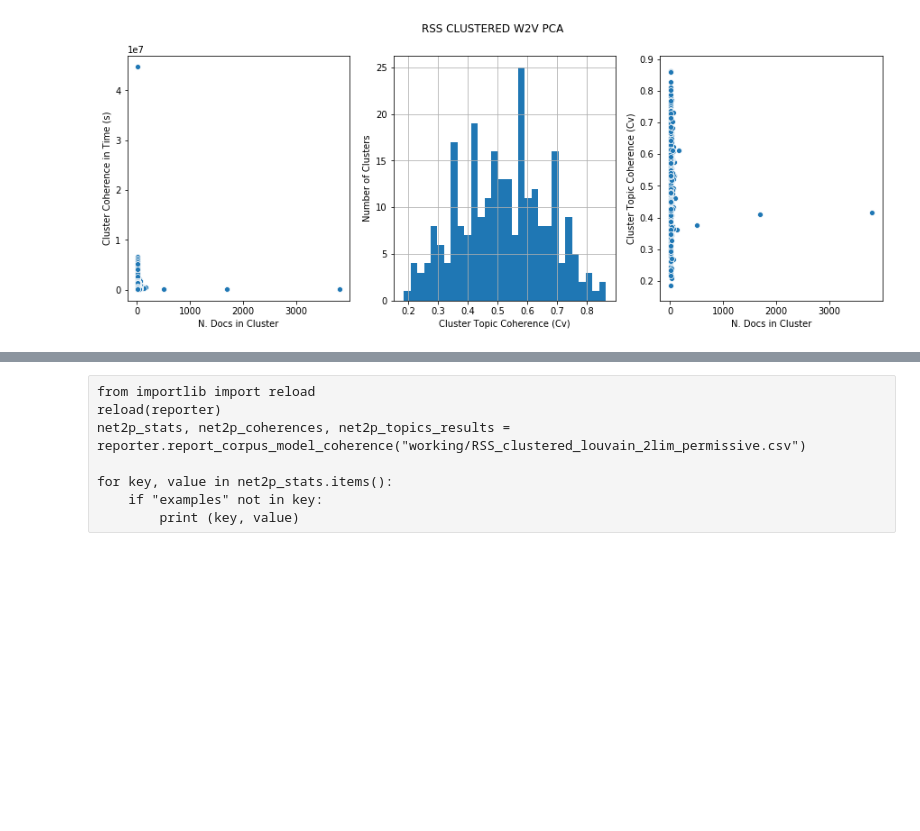
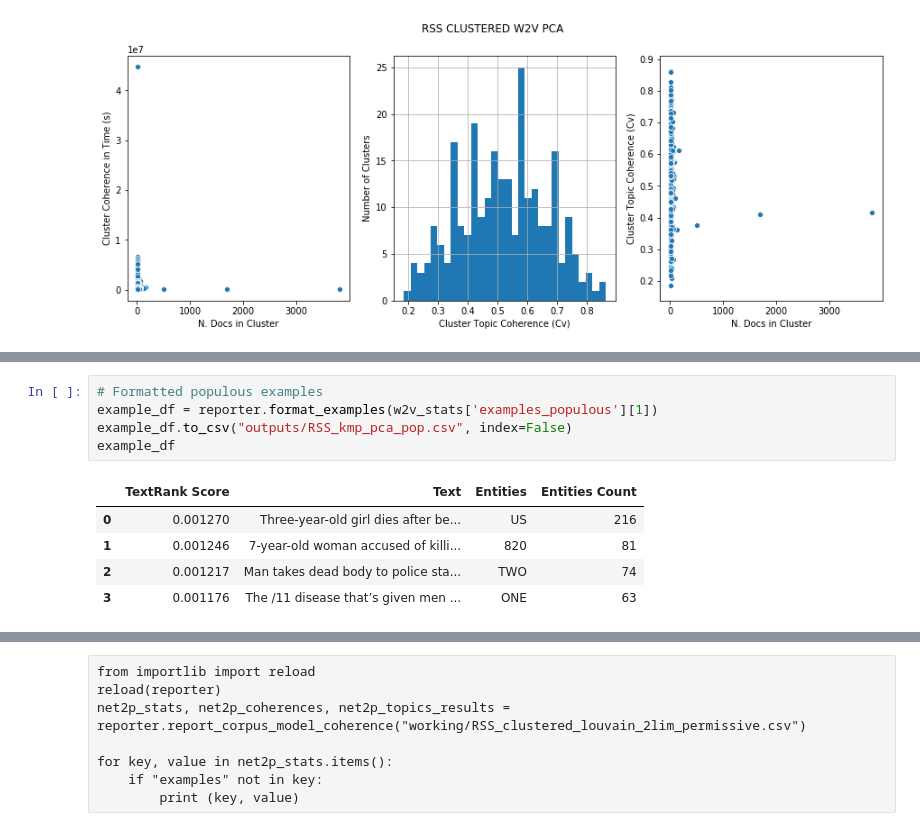
Before and after one commit to MartinChrisWood/news_crow, a Jupyter notebook: 04_clustering_metrics_RSS.ipynb, the cells around one changed output, grey strips where cells are left out. Cells and saved outputs as stored; diff of their text form; blank space fills up the shorter version.

```diff
--- a/04_clustering_metrics_RSS.ipynb
+++ b/04_clustering_metrics_RSS.ipynb
@@ -79,3 +122,14 @@ for key, value in kmp_stats.items():
+# %%
+# Formatted populous examples
+example_df = reporter.format_examples(w2v_stats['examples_populous'][1])
+example_df.to_csv("outputs/RSS_kmp_pca_pop.csv", index=False)
+example_df
+# %% [output]
+|  | TextRank Score | Text | Entities | Entities Count |
+| 0 | 0.001270 | Three-year-old girl dies after be... | US | 216 |
+| 1 | 0.001246 | 7-year-old woman accused of killi... | 820 | 81 |
+| 2 | 0.001217 | Man takes dead body to police sta... | TWO | 74 |
+| 3 | 0.001176 | The /11 disease that’s given men ... | ONE | 63 |
 # %%
 for key, value in kmp_stats.items():
     if "examples" in key:
```
Also changed, not shown: parts of 27 cells of this notebook, 28 other files.
